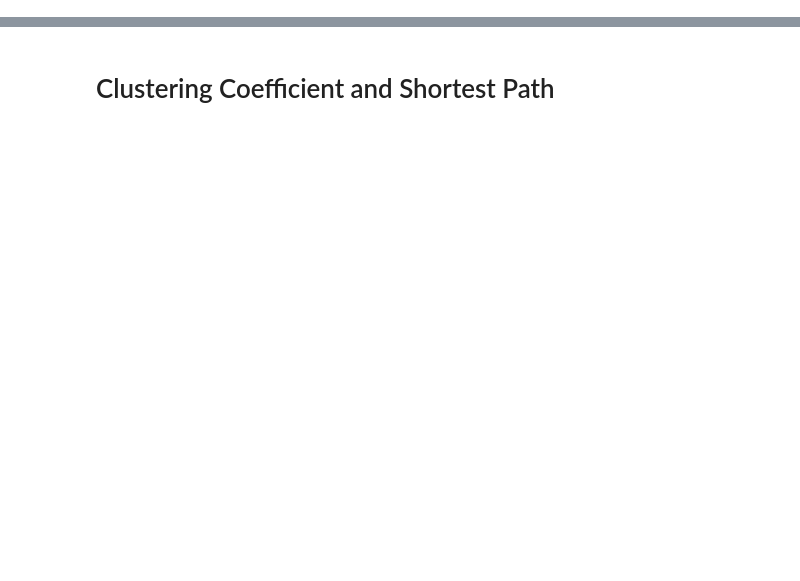
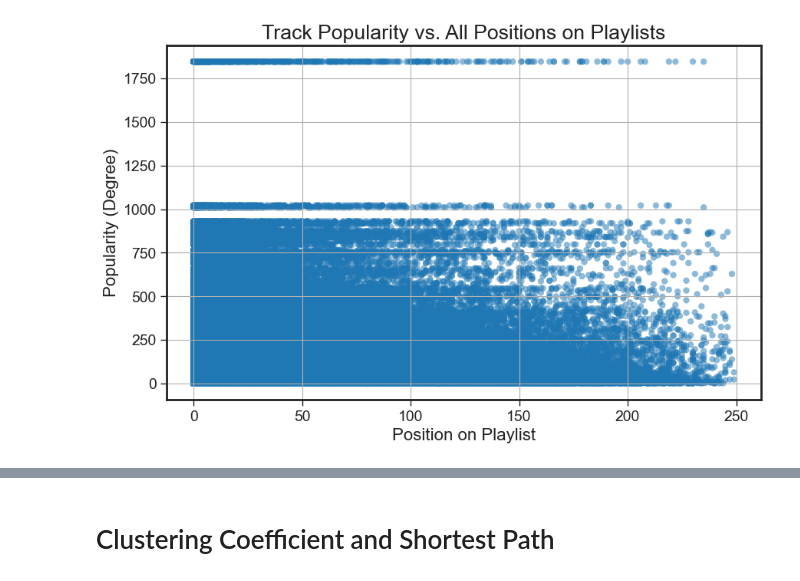
Before and after one commit to KyoKii02/CPSC572-Project, a Jupyter notebook: graph_stats.ipynb, the cells around one changed output, grey strips where cells are left out. Saved outputs shown, nothing was run; the diff lists cells and outputs as text; code cells hidden in the pictures; blank space fills up the shorter version.

```diff
--- a/graph_stats.ipynb
+++ b/graph_stats.ipynb
@@ -99,3 +123,30 @@ plt.show()
+# %%
+# Assuming G is your graph object and 'pos' attribute is a list of positions for each node
+# Initialize lists for degrees and positions
+filtered_degrees = []
+filtered_positions = []
+
+# Iterate through each node to get its degree and all positions
+for node in G.nodes:
+    node_degree = G.degree(node)
+    if node_degree <= 3000:  # Check if the degree is less than or equal to 3000
+        positions = G.nodes[node]['pos']  # This is now a list of positions
+
+        # Append the node's degree for each position it has
+        for pos in positions:
+            filtered_degrees.append(node_degree)
+            filtered_positions.append(pos)
+
+# Create the scatter plot without degrees above 3000
+plt.figure(figsize=(10, 6))
+plt.scatter(filtered_positions, filtered_degrees, alpha=0.5, edgecolors='none')
+plt.title('Track Popularity vs. All Positions on Playlists')
+plt.xlabel('Position on Playlist')
+plt.ylabel('Popularity (Degree)')
+plt.grid(True)
+plt.show()
+# %% [output]
+[figure, added]
 # %%
 from collections import defaultdict
 import matplotlib.pyplot as plt
```
Also changed, not shown: parts of 8 cells of this notebook.
